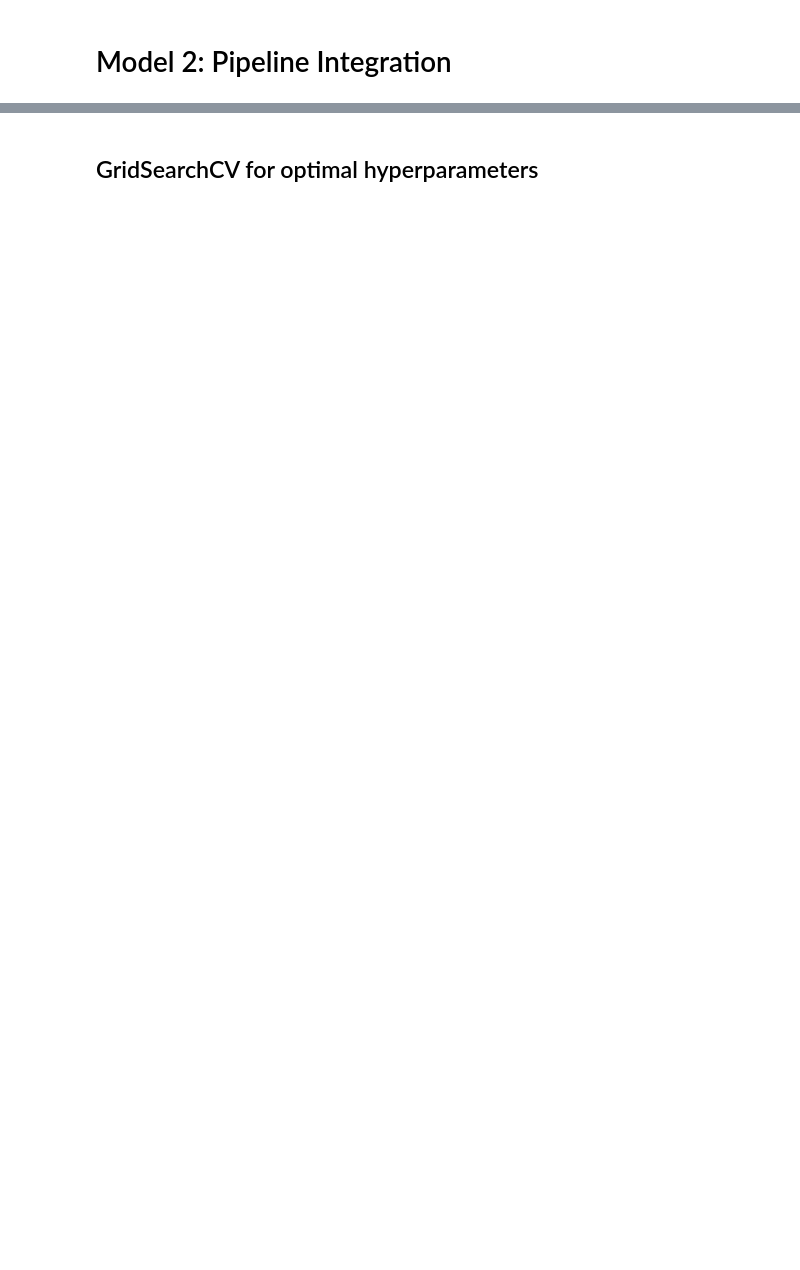
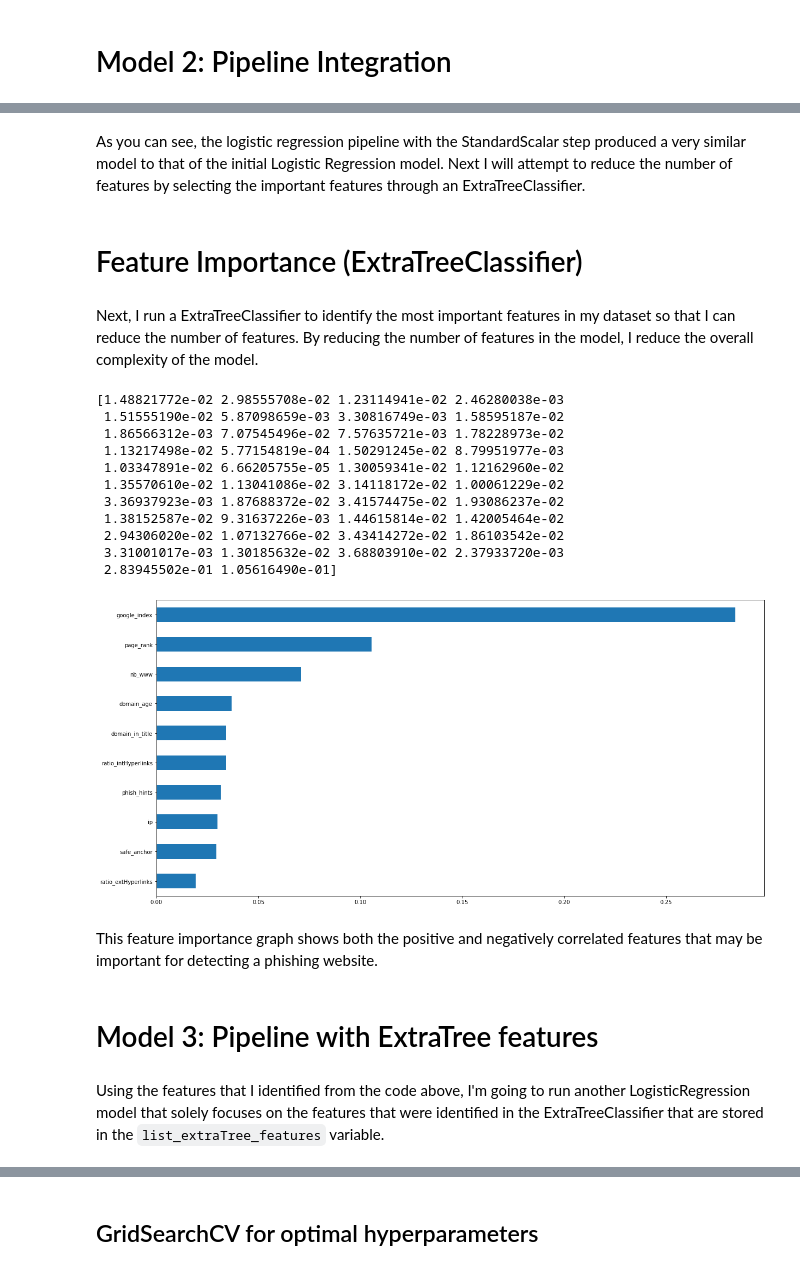
Before and after one commit to petercvuong/Phishing-Detector-Capstone, a Jupyter notebook: Phishing Project Notebook.ipynb, the cells around one changed output, grey strips where cells are left out. Saved outputs shown, nothing was run; the diff lists cells and outputs as text; code cells hidden in the pictures; blank space fills up the shorter version.

```diff
--- a/Phishing Project Notebook.ipynb
+++ b/Phishing Project Notebook.ipynb
@@ -442,2 +403,31 @@ score_matrix_printer(lrpipe, X_train, y_train, X_test, y_test)
 [figure]
 [figure]
+# %% [markdown]
+As you can see, the logistic regression pipeline with the StandardScalar step produced a very similar model to that of the initial Logistic Regression model. Next I will attempt to reduce the number of features by selecting the important features through an ExtraTreeClassifier.
+# %% [markdown]
+# Feature Importance (ExtraTreeClassifier)
+# %% [markdown]
+Next, I run a ExtraTreeClassifier to identify the most important features in my dataset so that I can reduce the number of features. By reducing the number of features in the model, I reduce the overall complexity of the model.
+# %%
+# Instantiate model
+modelfeatures = ExtraTreesClassifier()
+modelfeatures.fit(new_X, new_y)
+print(modelfeatures.feature_importances_) # use built in class 'feature_importances' of tree based classifiers
+# Plot graph of feature importances for better visualization
+feat_importances = pd.Series(modelfeatures.feature_importances_, index=new_X.columns)
+feat_importances.nlargest(10).plot(kind='barh')
+plt.gca().invert_yaxis()
+plt.show()
+# %% [output]
+[1.48821772e-02 2.98555708e-02 1.23114941e-02 2.46280038e-03
+ 1.51555190e-02 5.87098659e-03 3.30816749e-03 1.58595187e-02
+ 1.86566312e-03 7.07545496e-02 7.57635721e-03 1.78228973e-02
+ 1.13217498e-02 5.77154819e-04 1.50291245e-02 8.79951977e-03
+ 1.03347891e-02 6.66205755e-05 1.30059341e-02 1.12162960e-02
+ 1.35570610e-02 1.13041086e-02 3.14118172e-02 1.00061229e-02
+ 3.36937923e-03 1.87688372e-02 3.41574475e-02 1.93086237e-02
+ 1.38152587e-02 9.31637226e-03 1.44615814e-02 1.42005464e-02
+ 2.94306020e-02 1.07132766e-02 3.43414272e-02 1.86103542e-02
+ 3.31001017e-03 1.30185632e-02 3.68803910e-02 2.37933720e-03
+ 2.83945502e-01 1.05616490e-01]
+[figure, added]
@@ -443,0 +445,6 @@ score_matrix_printer(lrpipe, X_train, y_train, X_test, y_test)
+# %% [markdown]
+This feature importance graph shows both the positive and negatively correlated features that may be important for detecting a phishing website.
+# %% [markdown]
+# Model 3: Pipeline with ExtraTree features
+# %% [markdown]
+Using the features that I identified from the code above, I'm going to run another LogisticRegression model that solely focuses on the features that were identified in the ExtraTreeClassifier that are stored in the `list_extraTree_features` variable.
```
Also changed, not shown: parts of 57 cells of this notebook.
